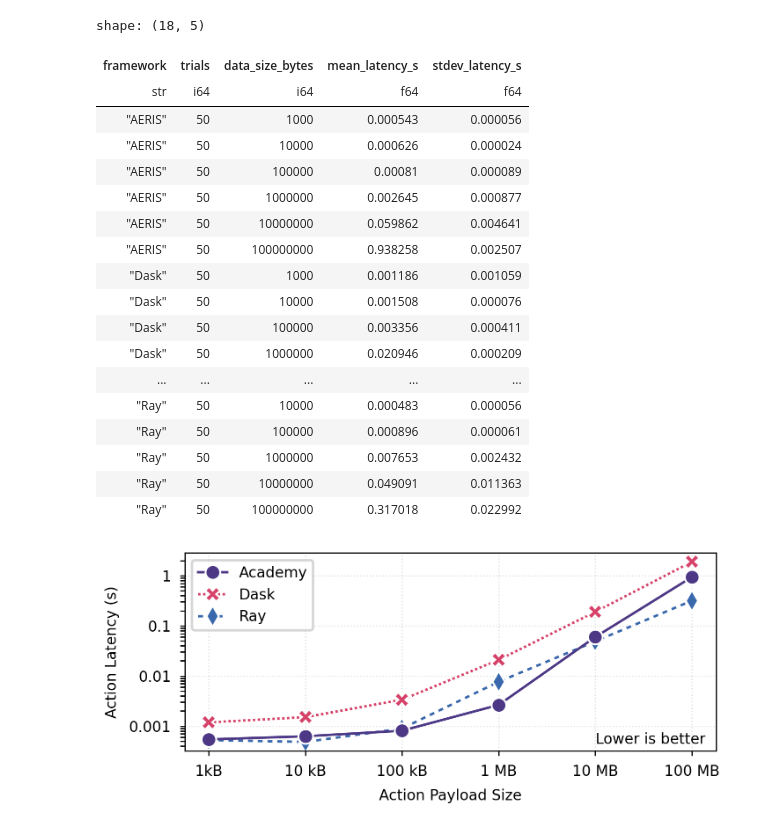
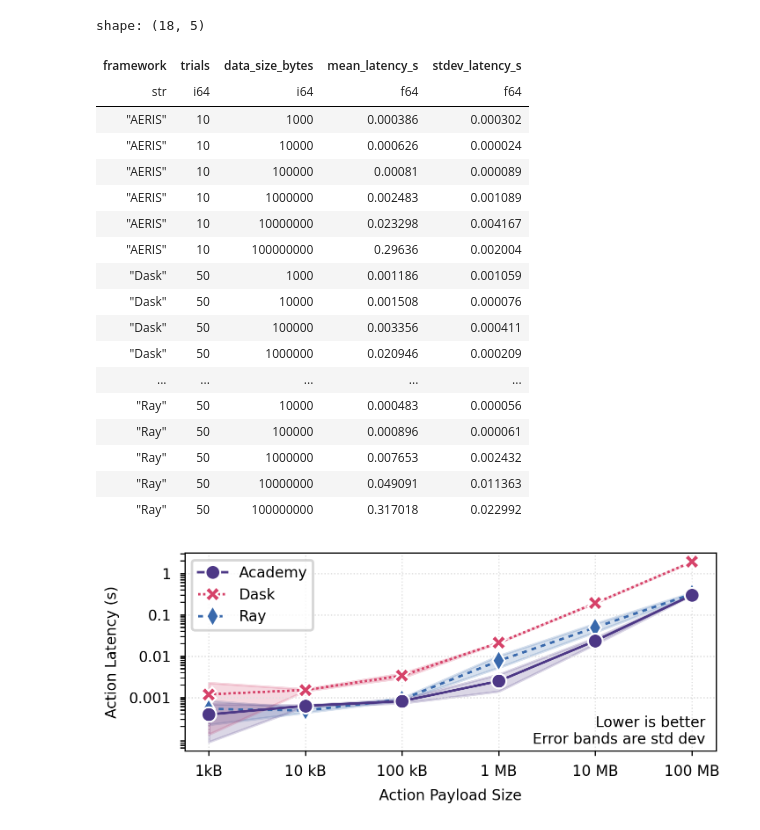
Before and after one commit to proxystore/sc25-evaluation, a Jupyter notebook: notebooks/02-actor-action-latency.ipynb, the cells around one changed output. Drawn from its saved outputs; the diff is of its cells as text; code cells hidden in the pictures.

Commit message:
Add multiplexing notebook and error bars

```diff
--- a/notebooks/02-actor-action-latency.ipynb
+++ b/notebooks/02-actor-action-latency.ipynb
@@ -22,10 +22,10 @@ def load_data(directory: pathlib.Path) -> polars.DataFrame:
 # %%
 data = load_data(pathlib.Path('../runs-prod/action-latency-v3/'))
 # %%
-results = data.filter(~polars.col('framework').str.contains('Hybrid'))
+results = data.filter(~polars.col('framework').str.contains('Redis'))
 results = results.with_columns(
     polars.col('framework')
-    .replace('AERIS[RedisExchange]', 'AERIS')
+    .replace('AERIS[HybridExchange]', 'AERIS')
     .alias('framework'),
 )
 results
@@ -33,12 +33,12 @@ results
 shape: (18, 5)
 | framework | trials | data_size_bytes | mean_latency_s | stdev_latency_s |
 | str | i64 | i64 | f64 | f64 |
-| "AERIS" | 50 | 1000 | 0.000543 | 0.000056 |
-| "AERIS" | 50 | 10000 | 0.000626 | 0.000024 |
-| "AERIS" | 50 | 100000 | 0.00081 | 0.000089 |
-| "AERIS" | 50 | 1000000 | 0.002645 | 0.000877 |
-| "AERIS" | 50 | 10000000 | 0.059862 | 0.004641 |
-| "AERIS" | 50 | 100000000 | 0.938258 | 0.002507 |
+| "AERIS" | 10 | 1000 | 0.000386 | 0.000302 |
+| "AERIS" | 10 | 10000 | 0.000626 | 0.000024 |
+| "AERIS" | 10 | 100000 | 0.00081 | 0.000089 |
+| "AERIS" | 10 | 1000000 | 0.002483 | 0.001089 |
+| "AERIS" | 10 | 10000000 | 0.023298 | 0.004167 |
+| "AERIS" | 10 | 100000000 | 0.29636 | 0.002004 |
 | "Dask" | 50 | 1000 | 0.001186 | 0.001059 |
 | "Dask" | 50 | 10000 | 0.001508 | 0.000076 |
 | "Dask" | 50 | 100000 | 0.003356 | 0.000411 |
@@ -60,6 +60,10 @@ dashes = {'Ray': (2, 2), 'Dask': (1, 1), 'AERIS': ()}
 markers = {'Ray': 'd', 'Dask': 'X', 'AERIS': 'o'}
 palette = {'Ray': '#3969AC', 'Dask': '#D64269', 'AERIS': '#4D3886'}
 
+def foo(x):
+    print(x)
+    return (0, 0)
+
 handle = seaborn.lineplot(
     results,
     x='data_size_bytes',
@@ -67,40 +71,54 @@ handle = seaborn.lineplot(
     hue='framework',
     hue_order=['Ray', 'Dask', 'AERIS'],
     style='framework',
+    errorbar=foo,
     dashes=dashes,
     markers=markers,
     palette=palette,
     ax=axs,
 )
+
+for i, name in enumerate(['Ray', 'Dask', 'AERIS']):
+    subset = results.filter(polars.col('framework') == name)
+    x = subset['data_size_bytes']
+    y = subset['mean_latency_s']
+    err = subset['stdev_latency_s']
+    color = axs.get_lines()[i].get_c()
+
+    lower = y - err
+    upper = y + err
+    axs.fill_between(x, lower, upper, alpha=0.2, color=color)
+
+
 handles, _ = axs.get_legend_handles_labels()
 axs.legend(
     handles=handles[::-1],
     title=None,
     labels=['Academy', 'Dask', 'Ray'],
 )
 _ = handle.set(
     xscale='log',
     yscale='log',
     xlabel='Action Payload Size',
     ylabel='Action Latency (s)',
 )
 handle.set_xticks(xticks, minor=False)
 handle.set_xticklabels(xtick_labels)
 axs.tick_params(axis='x', which='minor', bottom=False)
 handle.set_yticks(yticks, minor=False)
 handle.set_yticklabels([str(y) for y in yticks])
 
 axs.annotate(
-    'Lower is better',
+    'Lower is better\nError bands are std dev',
     xy=(0.98, 0.02),
     xycoords=('axes fraction'),
     ha='right',
     va='bottom',
 )
 
 fig.tight_layout()
 plt.draw()
 fig.set_size_inches(3.35, 1.25)
 fig.savefig('figures/actor-action-latency.pdf')
 # %% [output]
-[figure, old version]
+[figure, new version]
```
Also changed, not shown: 15 other files.
